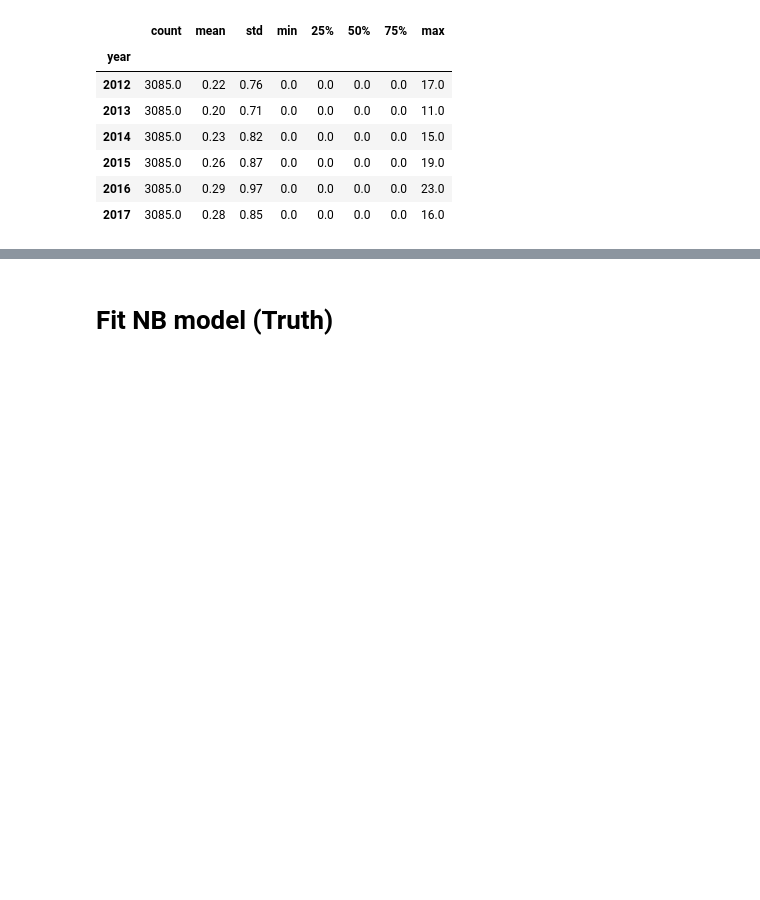
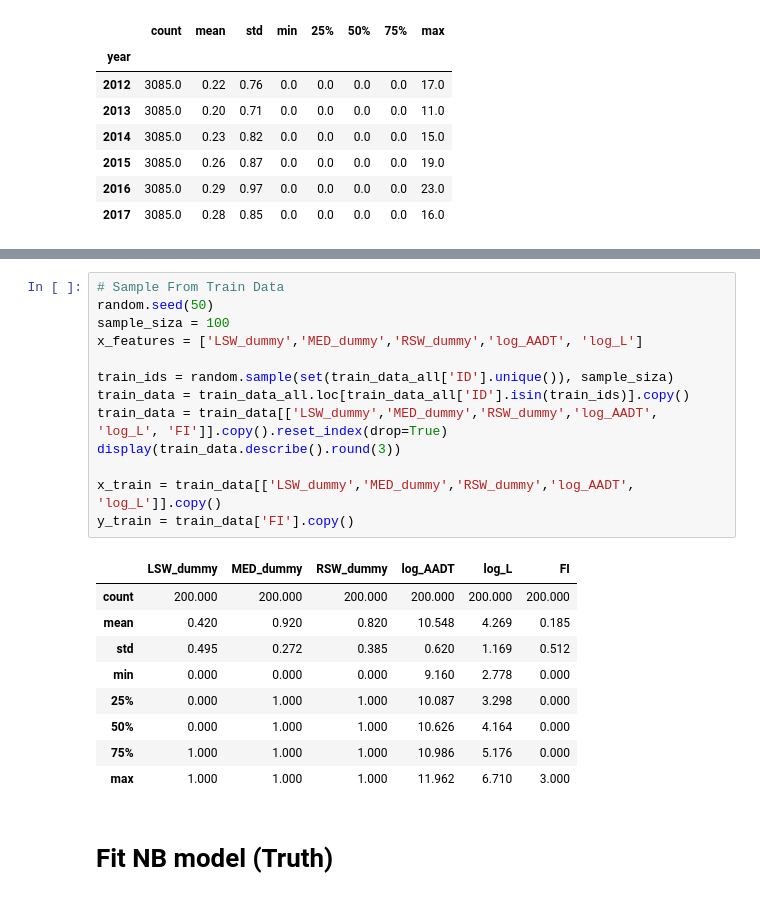
Before and after one commit to mz-zarei/CGAN-Augmentation, a Jupyter notebook: CGAN_data_augmentation_WA.ipynb, the cells around one changed output, grey strips where cells are left out. Drawn from its saved outputs; the diff is of its cells as text; blank space fills up the shorter version.

```diff
--- a/CGAN_data_augmentation_WA.ipynb
+++ b/CGAN_data_augmentation_WA.ipynb
@@ -122,3 +329,26 @@ ax = data[['LSHLDWID', 'MEDWID', 'RSHLDWID','AADT', 'SEG_LNG', 'FI']].hist(bins
+# %%
+# Sample From Train Data
+random.seed(50)
+sample_siza = 100
+x_features = ['LSW_dummy','MED_dummy','RSW_dummy','log_AADT', 'log_L']
+
+train_ids = random.sample(set(train_data_all['ID'].unique()), sample_siza)
+train_data = train_data_all.loc[train_data_all['ID'].isin(train_ids)].copy()
+train_data = train_data[['LSW_dummy','MED_dummy','RSW_dummy','log_AADT', 'log_L', 'FI']].copy().reset_index(drop=True)
+display(train_data.describe().round(3))
+
+x_train = train_data[['LSW_dummy','MED_dummy','RSW_dummy','log_AADT', 'log_L']].copy()
+y_train = train_data['FI'].copy()
+# %% [output]
+|  | LSW_dummy | MED_dummy | RSW_dummy | log_AADT | log_L | FI |
+| count | 200.000 | 200.000 | 200.000 | 200.000 | 200.000 | 200.000 |
+| mean | 0.420 | 0.920 | 0.820 | 10.548 | 4.269 | 0.185 |
+| std | 0.495 | 0.272 | 0.385 | 0.620 | 1.169 | 0.512 |
+| min | 0.000 | 0.000 | 0.000 | 9.160 | 2.778 | 0.000 |
+| 25% | 0.000 | 1.000 | 1.000 | 10.087 | 3.298 | 0.000 |
+| 50% | 0.000 | 1.000 | 1.000 | 10.626 | 4.164 | 0.000 |
+| 75% | 1.000 | 1.000 | 1.000 | 10.986 | 5.176 | 0.000 |
+| max | 1.000 | 1.000 | 1.000 | 11.962 | 6.710 | 3.000 |
 # %% [markdown]
 # **Fit NB model (Truth)**
 # %%
```
Also changed, not shown: parts of 6 cells of this notebook.
